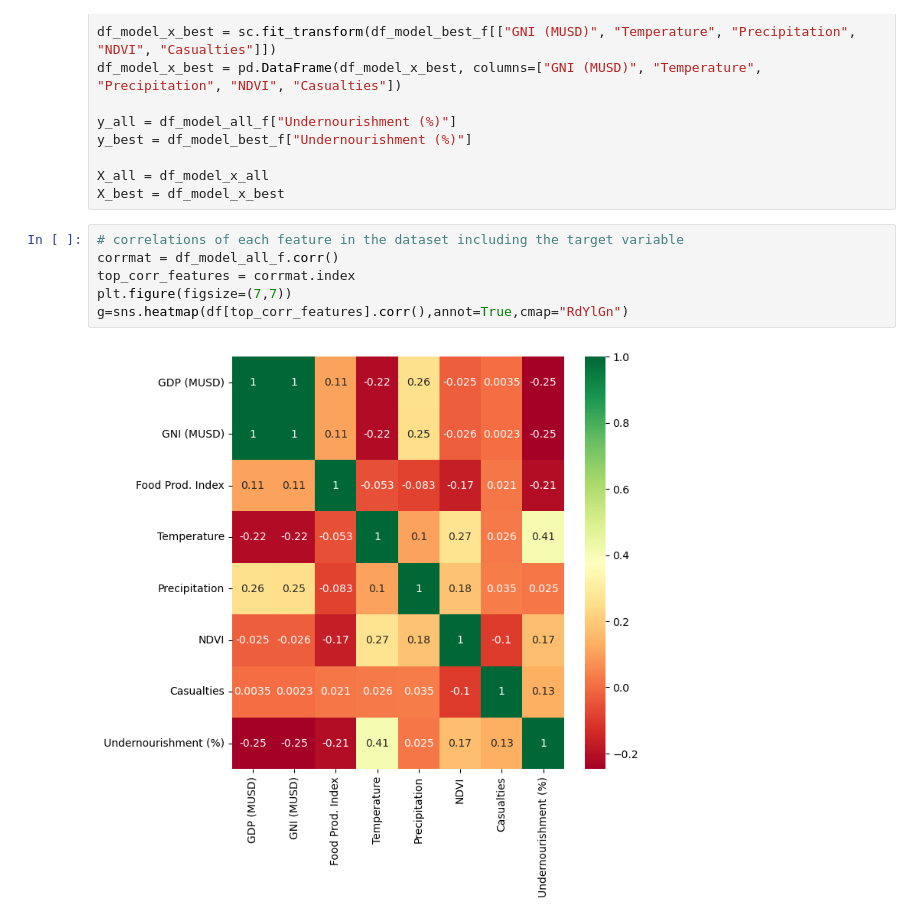
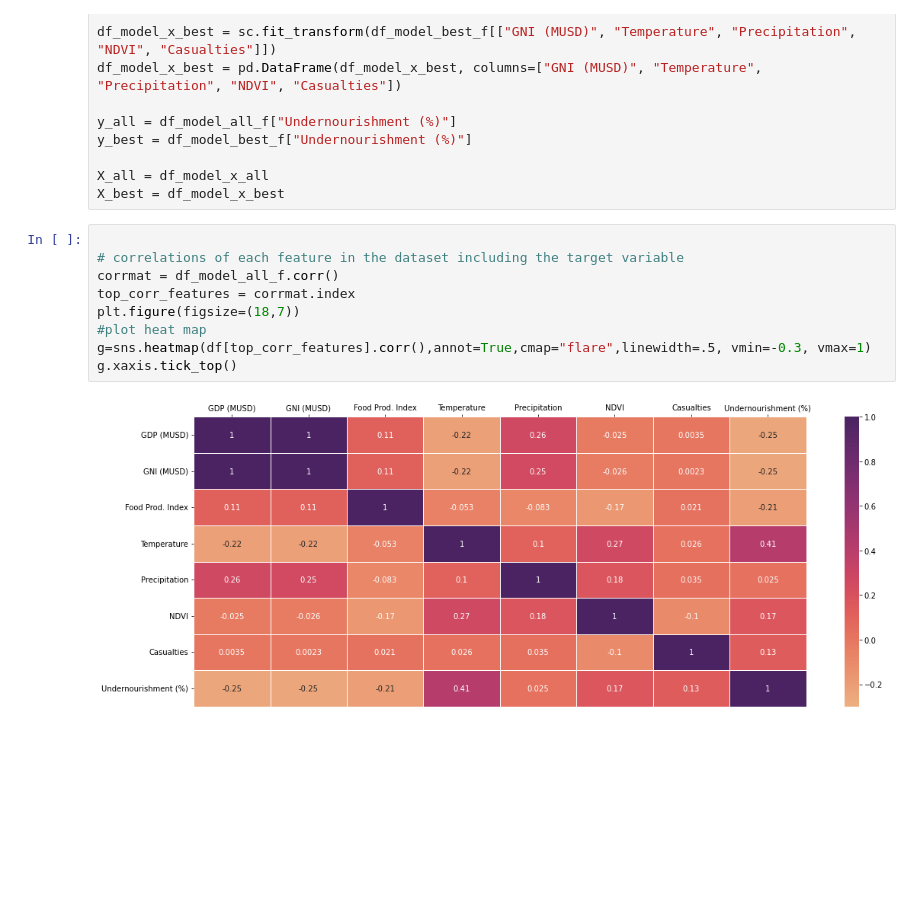
Before and after one commit to sonic171717/undernourishment_prediction, a Jupyter notebook: Models/eda_future_year_pred.ipynb, the cells around one changed output. Cells and saved outputs as stored; diff of their text form; blank space fills up the shorter version.

```diff
--- a/Models/eda_future_year_pred.ipynb
+++ b/Models/eda_future_year_pred.ipynb
@@ -38,13 +38,16 @@ y_best = df_model_best_f["Undernourishment (%)"]
 X_all = df_model_x_all
 X_best = df_model_x_best
 # %%
+
 # correlations of each feature in the dataset including the target variable
 corrmat = df_model_all_f.corr()
 top_corr_features = corrmat.index
-plt.figure(figsize=(7,7))
-g=sns.heatmap(df[top_corr_features].corr(),annot=True,cmap="RdYlGn")
+plt.figure(figsize=(18,7))
+#plot heat map
+g=sns.heatmap(df[top_corr_features].corr(),annot=True,cmap="flare",linewidth=.5, vmin=-0.3, vmax=1)
+g.xaxis.tick_top()
 # %% [output]
-[figure, old version]
+[figure, new version]
 # %%
 # feature importances in the model later used (all features)
 model = RandomForestRegressor()
```
Also changed, not shown: parts of 2 cells of this notebook.
